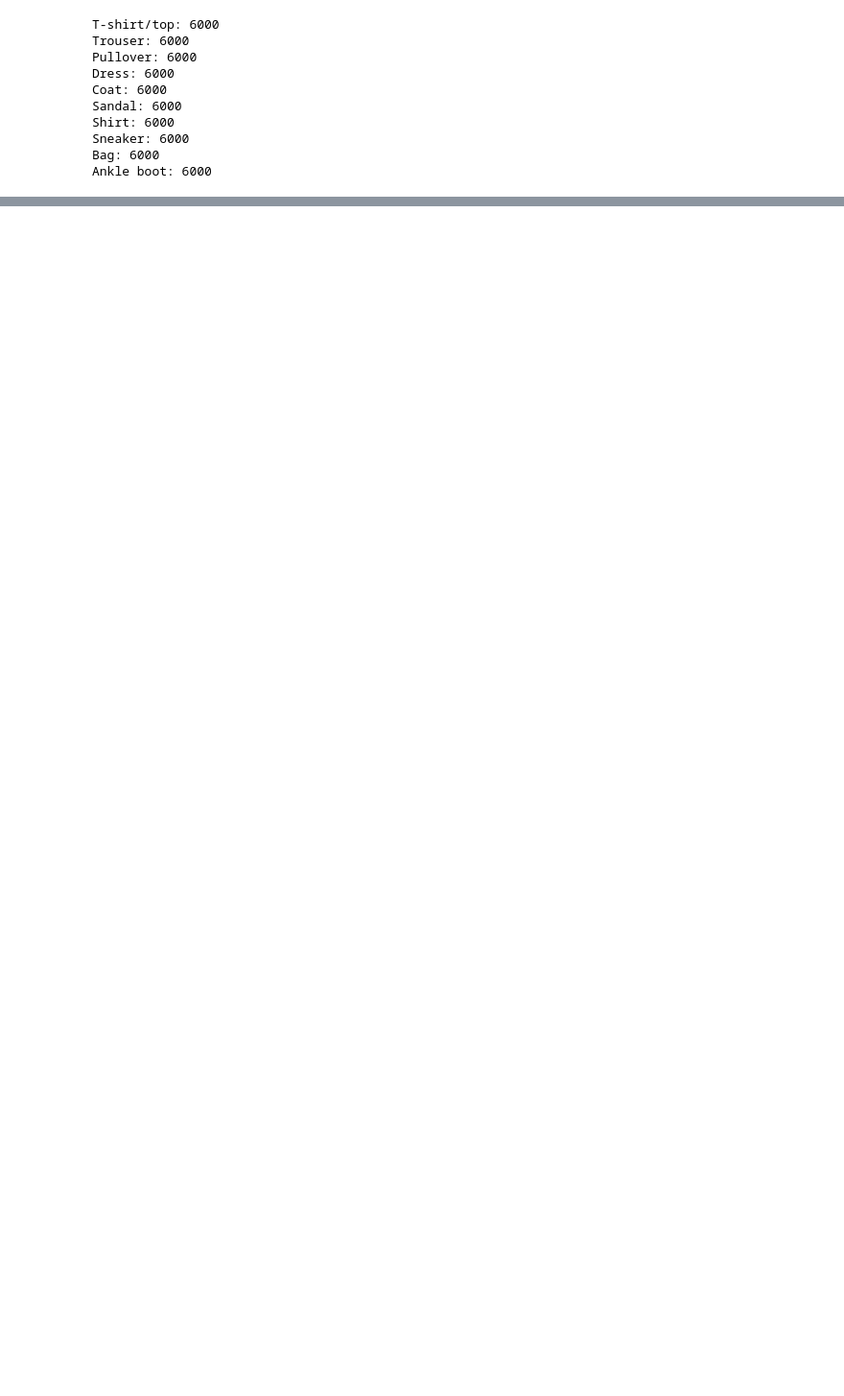
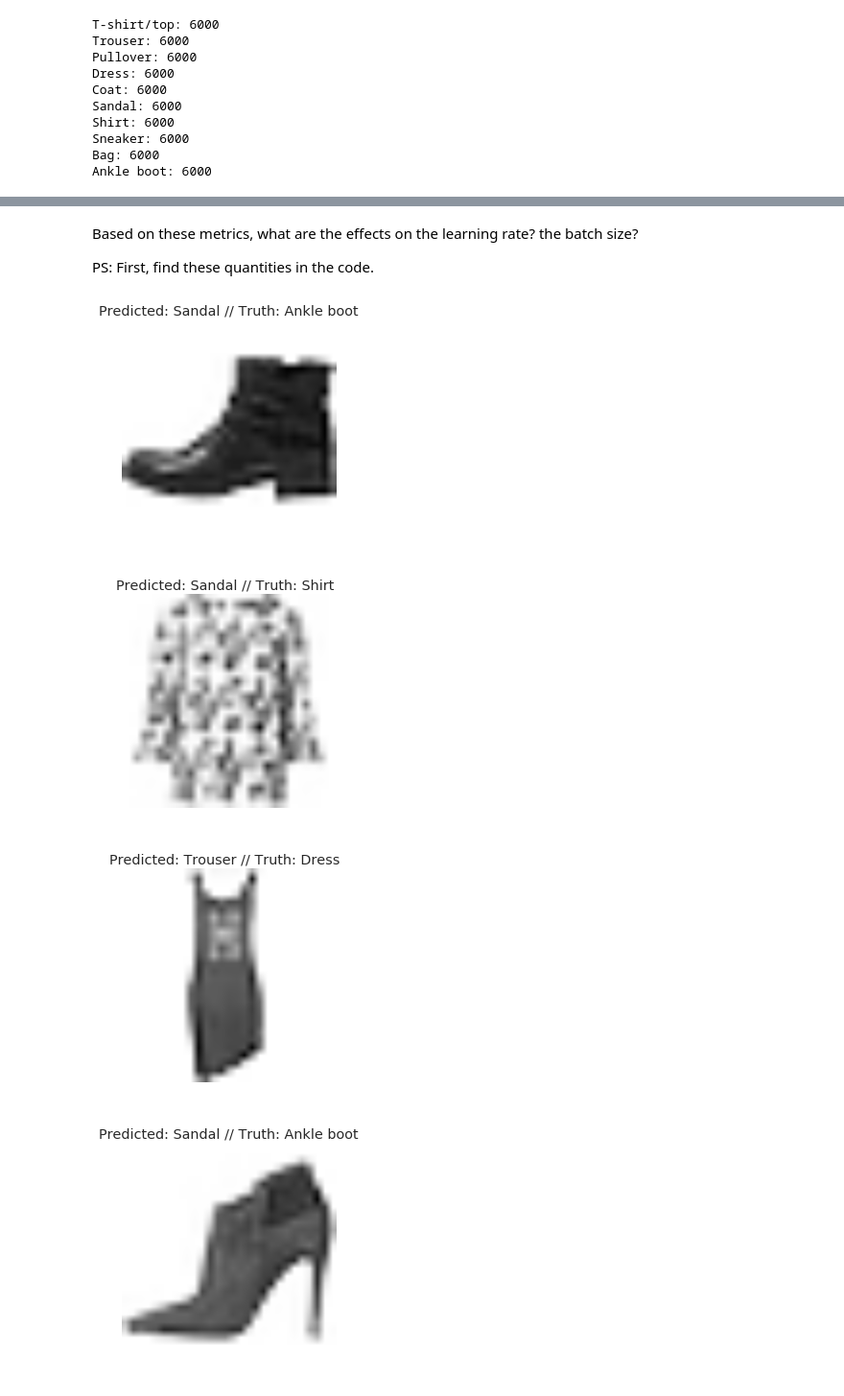
Before and after one commit to Matt3164/Fashion_Keras, a Jupyter notebook: 1 - DL tutorial - Simple NN.ipynb, the cells around one changed output, grey strips where cells are left out. Shown at 96% size. Drawn from its saved outputs; the diff is of its cells as text; code cells hidden in the pictures; blank space fills up the shorter version.

```diff
--- a/1 - DL tutorial - Simple NN.ipynb
+++ b/1 - DL tutorial - Simple NN.ipynb
@@ -138,22 +252,31 @@ avg / total       1.00      0.10      0.18     10000
+# %% [markdown]
+Based on these metrics, what are the effects on the learning rate? the batch size?
+
+PS: First, find these quantities in the code.
 # %%
 import random
 
 wrong_predictions = (predictions != y_test)
 
 n_wp = wrong_predictions.sum()
 
 N = 10
 
 for i in range(N):
 
     idx = random.choice(range(n_wp))
     plt.figure()
-    plt.imshow(X_test[wrong_predictions,::][idx,::].reshape(28, 28), cmap="gray")
+    plt.imshow(X_test[wrong_predictions,::][idx,::].reshape(28, 28), cmap="Greys")
 
     plt.axis("off")
 
 
     plt.title("Predicted: {0} // Truth: {1}".format(
         Labels[predictions[wrong_predictions][idx]],
         Labels[y_test[wrong_predictions][idx]]
     ))
+# %% [output]
+[figure, added]
+[figure, added]
+[figure, added]
+[figure, added]
```
Also changed, not shown: parts of 21 cells of this notebook, 11 other files.
